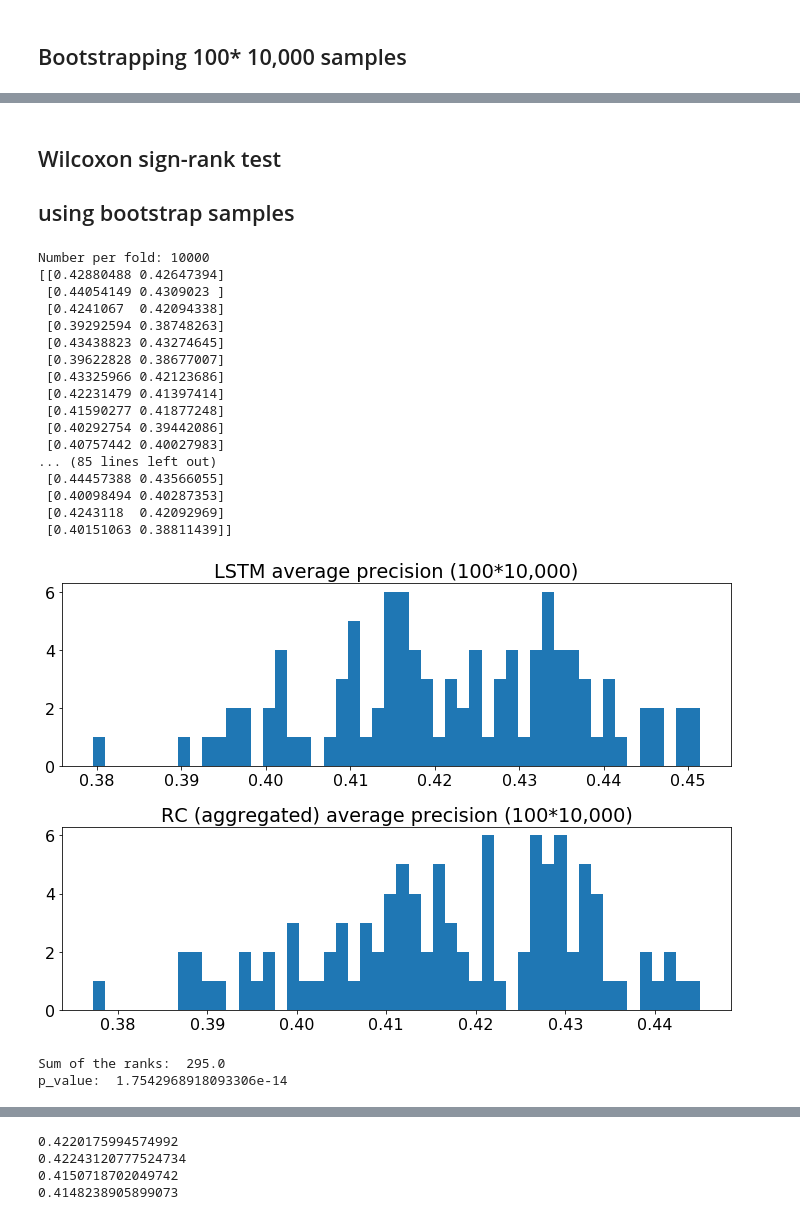
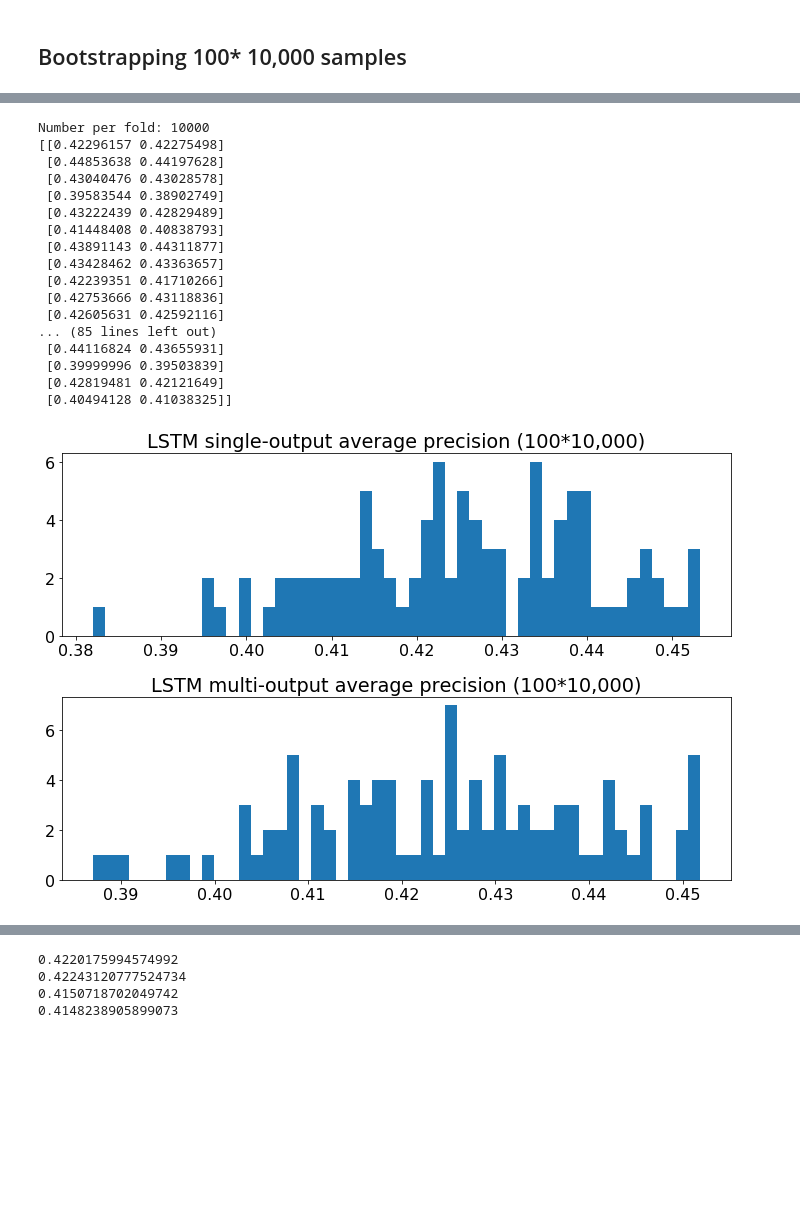
Before and after one commit to WilliamHsuNz/MLRIG, a Jupyter notebook: Experiments/EVENT_LSTM_SimpleRNN.ipynb, the cells around one changed output, grey strips where cells are left out. Saved outputs shown, nothing was run; the diff lists cells and outputs as text; code cells hidden in the pictures; blank space fills up the shorter version.

```diff
--- a/Experiments/EVENT_LSTM_SimpleRNN.ipynb
+++ b/Experiments/EVENT_LSTM_SimpleRNN.ipynb
@@ -1235,7 +1284,7 @@ model_names = ['LSTM', 'RNN', 'MLP', 'RC', 'RC_A',
                'COX_L']
 
 for i in range(11):
-    axs[i].hist(sub_analysis_df[model_names[i]], bins=100,
+    axs[i].hist(analysis_df[model_names[i]], bins=100,
                 color='gray')
     axs[i].title.set_text(model_names[i])
 
@@ -1359,11 +1328,12 @@ print(lstm_yhat.shape)
 print(rc_a_yhat.shape)
 print(type(rc_a_yhat))
 n_samples = y.shape[0]
-y_lstm_rc_a = np.concatenate((y[:, 1].reshape(n_samples, 1),
+y_lstm_multi_lstm_a = np.concatenate((y[:, 1].reshape(n_samples, 1),
                               lstm_yhat[:, 1].reshape(n_samples, 1),
-                              rc_a_yhat[:, 0].reshape(n_samples, 1)), axis=1)
-print(y_lstm_rc_a.shape)
-print(y_lstm_rc_a[-10:, :])
+                              multi_lstm_yhat[:, 1].reshape(n_samples, 1)), axis=1)
+                              #rc_a_yhat[:, 0].reshape(n_samples, 1)), axis=1)
+print(y_lstm_multi_lstm_a.shape)
+print(y_lstm_multi_lstm_a[:10, :])
 # %% [output]
 (10096, 2)
 (10096, 2)
@@ -1384,7 +1354,7 @@ print(y_lstm_rc_a[-10:, :])
 from numpy.random import seed
 seed(1)
 
-n_samples = y_lstm_rc_a.shape[0]
+n_samples = y_lstm_multi_lstm_a.shape[0]
 print("Number of samples:", n_samples)
 n_samples_per_fold = 10000
 bstrap_v = np.zeros(((100 * n_samples_per_fold), 3))
@@ -1397,8 +1367,10 @@ for i in range(100):
     for j in range(n_samples_per_fold):
         idx = np.random.randint(0, n_samples)
         idx_list.append(idx)
-        bstrap_v[((i*n_samples_per_fold)+j), :] = y_lstm_rc_a[idx, :]
+        bstrap_v[((i*n_samples_per_fold)+j), :] = y_lstm_multi_lstm_a[idx, :]
 print(np.unique(bstrap_v[:, 0]))
+print(bstrap_v.shape)
+print(bstrap_v[:10, :])
 # %% [output]
 Number of samples: 10096
 [0.]
@@ -1406,12 +1388,0 @@ Number of samples: 10096
-# %%
-print(bstrap_v[-10:, :])
-pyplot.rcParams.update({'font.size':16})
-#pyplot.figure(figsize=(10, 13))
-
-fig, axs = pyplot.subplots(2,1, figsize=(10, 7))
-axs[0].hist(bstrap_v[:, 1], bins=100)
-axs[0].set_title("LSTM")
-axs[1].hist(bstrap_v[:, 2], bins=100)
-axs[1].set_title("RC (aggregated)")
-fig.tight_layout()
-pyplot.show()
@@ -1430,57 +1389,47 @@ pyplot.show()
-# %% [markdown]
-## Wilcoxon sign-rank test
-## using bootstrap samples
 # %%
 from sklearn.metrics import average_precision_score
 from scipy.stats import wilcoxon
 from scipy.stats import ttest_ind
 
 n_per_fold = bstrap_v.shape[0]//100
 print("Number per fold:", n_per_fold) # 504 use 10080 samples
 
 ap_scores = np.empty((100, 2))
 
 for i in range(100):
     # NN models
     ap_scores[i, 0] = average_precision_score(bstrap_v[(i*n_per_fold):
                                              ((i+1)*n_per_fold), 0],
                                              bstrap_v[(i*n_per_fold):
                                              ((i+1)*n_per_fold), 1])
     ap_scores[i, 1] = average_precision_score(bstrap_v[(i*n_per_fold):
                                              ((i+1)*n_per_fold), 0],
                                               bstrap_v[(i*n_per_fold):
                                              ((i+1)*n_per_fold), 2])
 print(ap_scores)
 fig, axs = pyplot.subplots(2,1, figsize=(10, 7))
 axs[0].hist(ap_scores[:, 0], bins=50)
-axs[0].set_title("LSTM average precision (100*10,000)")
+axs[0].set_title("LSTM single-output average precision (100*10,000)")
 axs[1].hist(ap_scores[:, 1], bins=50)
-axs[1].set_title("RC (aggregated) average precision (100*10,000)")
+axs[1].set_title("LSTM multi-output average precision (100*10,000)")
 fig.tight_layout()
 pyplot.show()
-
-stats, p = wilcoxon(ap_scores[:, 0], ap_scores[:, 1])
-#stats, p = ttest_ind(ap_scores[:, 0], ap_scores[:, 1])
-print("Sum of the ranks: ", stats)
-print("p_value: ", p)
 # %% [output]
 Number per fold: 10000
-[[0.42880488 0.42647394]
- [0.44054149 0.4309023 ]
- [0.4241067  0.42094338]
- [0.39292594 0.38748263]
- [0.43438823 0.43274645]
- [0.39622828 0.38677007]
- [0.43325966 0.42123686]
- [0.42231479 0.41397414]
- [0.41590277 0.41877248]
- [0.40292754 0.39442086]
- [0.40757442 0.40027983]
+[[0.42296157 0.42275498]
+ [0.44853638 0.44197628]
+ [0.43040476 0.43028578]
+ [0.39583544 0.38902749]
+ [0.43222439 0.42829489]
+ [0.41448408 0.40838793]
+ [0.43891143 0.44311877]
+ [0.43428462 0.43363657]
+ [0.42239351 0.41710266]
+ [0.42753666 0.43118836]
+ [0.42605631 0.42592116]
 ... (85 lines left out)
- [0.44457388 0.43566055]
- [0.40098494 0.40287353]
- [0.4243118  0.42092969]
- [0.40151063 0.38811439]]
+ [0.44116824 0.43655931]
+ [0.39999996 0.39503839]
+ [0.42819481 0.42121649]
+ [0.40494128 0.41038325]]
-[figure, old version]
+[figure, new version]
-Sum of the ranks:  295.0
-p_value:  1.7542968918093306e-14
```
Also changed, not shown: parts of 38 cells of this notebook.
